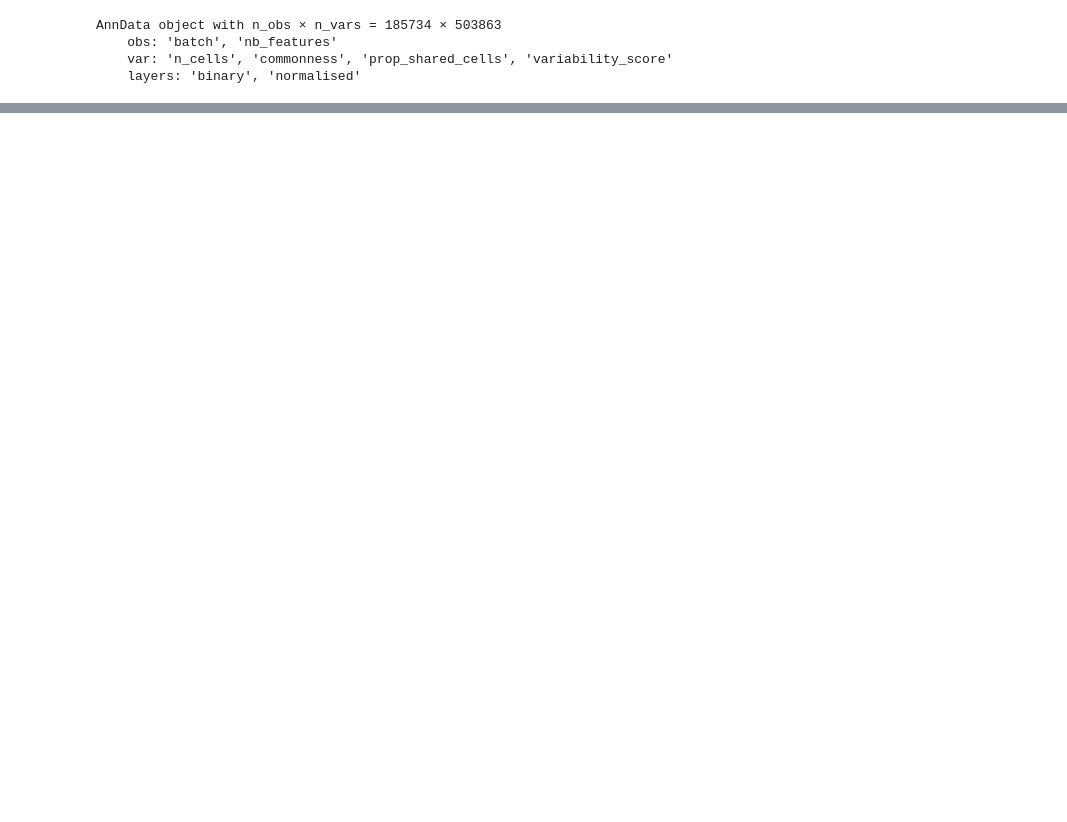
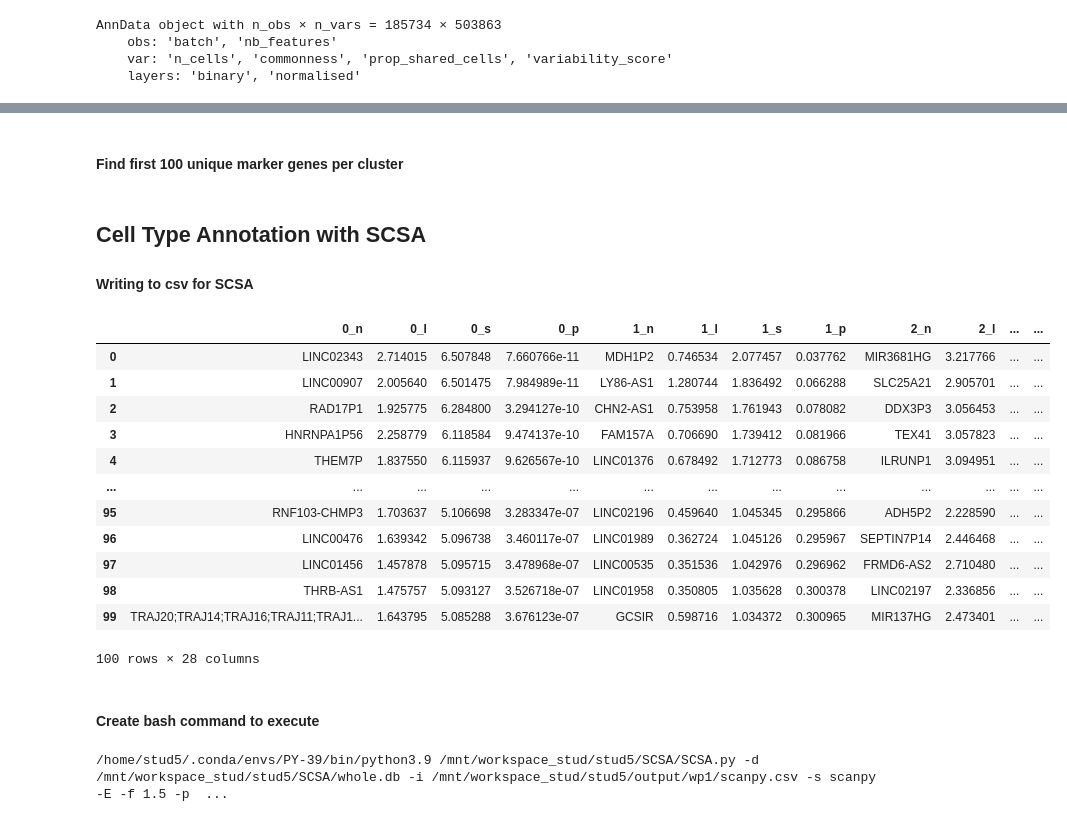
Before and after one commit to loosolab/Datenanalyse-2021, a Jupyter notebook: wp1/preprocessing/complete_liver_preprocessing1.8.ipynb, the cells around one changed output, grey strips where cells are left out. Saved outputs shown, nothing was run; the diff lists cells and outputs as text; code cells hidden in the pictures; blank space fills up the shorter version.

```diff
--- a/wp1/preprocessing/complete_liver_preprocessing1.8.ipynb
+++ b/wp1/preprocessing/complete_liver_preprocessing1.8.ipynb
@@ -224,0 +161,7 @@ len(adata.uns['rank_features_groups']['names'])
+# %%
+result = assigned_adata.uns['rank_genes_groups']
+for i, name_list in enumerate(result['names']):
+    for j, name_string in enumerate(name_list):
+        result['names'][i][j] = name_string.split('_')[0]
+
+pd.DataFrame(result['names'])
@@ -224,0 +182,55 @@ len(adata.uns['rank_features_groups']['names'])
+# %% [markdown]
+#### Find first 100 unique marker genes per cluster ####
+# %%
+indices = {}
+cutoff = 100
+
+groups = result['names'].dtype.names
+for group in groups:
+    uniques = []
+    indices[group] = []
+    for i, value in enumerate(result['names'][group]):
+        if value in uniques:
+            continue
+        uniques.append(value)
+        indices[group].append(i)
+        if len(uniques) == cutoff:
+            break
+# %% [markdown]
+## Cell Type Annotation with SCSA ##
+#### Writing to csv for SCSA ####
+# %%
+groups = result['names'].dtype.names
+dat = pd.DataFrame({group + '_' + key[:1]: result[key][group][indices[group]] for group in groups for key in ['names', 'logfoldchanges','scores','pvals']})
+dat.to_csv(output_sc_csv)
+
+dat
+# %% [output]
+|  | 0_n | 0_l | 0_s | 0_p | 1_n | 1_l | 1_s | 1_p | 2_n | 2_l | ... | ... |
+| 0 | LINC02343 | 2.714015 | 6.507848 | 7.660766e-11 | MDH1P2 | 0.746534 | 2.077457 | 0.037762 | MIR3681HG | 3.217766 | ... | ... |
+| 1 | LINC00907 | 2.005640 | 6.501475 | 7.984989e-11 | LY86-AS1 | 1.280744 | 1.836492 | 0.066288 | SLC25A21 | 2.905701 | ... | ... |
+| 2 | RAD17P1 | 1.925775 | 6.284800 | 3.294127e-10 | CHN2-AS1 | 0.753958 | 1.761943 | 0.078082 | DDX3P3 | 3.056453 | ... | ... |
+| 3 | HNRNPA1P56 | 2.258779 | 6.118584 | 9.474137e-10 | FAM157A | 0.706690 | 1.739412 | 0.081966 | TEX41 | 3.057823 | ... | ... |
+| 4 | THEM7P | 1.837550 | 6.115937 | 9.626567e-10 | LINC01376 | 0.678492 | 1.712773 | 0.086758 | ILRUNP1 | 3.094951 | ... | ... |
+| ... | ... | ... | ... | ... | ... | ... | ... | ... | ... | ... | ... | ... |
+| 95 | RNF103-CHMP3 | 1.703637 | 5.106698 | 3.283347e-07 | LINC02196 | 0.459640 | 1.045345 | 0.295866 | ADH5P2 | 2.228590 | ... | ... |
+| 96 | LINC00476 | 1.639342 | 5.096738 | 3.460117e-07 | LINC01989 | 0.362724 | 1.045126 | 0.295967 | SEPTIN7P14 | 2.446468 | ... | ... |
+| 97 | LINC01456 | 1.457878 | 5.095715 | 3.478968e-07 | LINC00535 | 0.351536 | 1.042976 | 0.296962 | FRMD6-AS2 | 2.710480 | ... | ... |
+| 98 | THRB-AS1 | 1.475757 | 5.093127 | 3.526718e-07 | LINC01958 | 0.350805 | 1.035628 | 0.300378 | LINC02197 | 2.336856 | ... | ... |
+| 99 | TRAJ20;TRAJ14;TRAJ16;TRAJ11;TRAJ1... | 1.643795 | 5.085288 | 3.676123e-07 | GCSIR | 0.598716 | 1.034372 | 0.300965 | MIR137HG | 2.473401 | ... | ... |
+100 rows × 28 columns
+# %% [markdown]
+#### Create bash command to execute ####
+# %%
+python3 = "/home/stud5/.conda/envs/PY-39/bin/python3.9"
+scsa_loc = f"{STUD_PATH}stud5/SCSA/SCSA.py"
+wholeDB_loc = f"{STUD_PATH}stud5/SCSA/whole.db"
+input_csv = output_sc_csv
+results_file = "result"
+output_file = f"{OUTPUT_PATH}/wp1/output_scsa.txt"
+
+scsa_cmd = f"{python3} {scsa_loc} -d {wholeDB_loc} -i {input_csv} -s scanpy -E -f 1.5 -p 0.01 -o {results_file} -m txt"
+scsa_cmd += f" > {output_file}; tail {output_file}"
+print(scsa_cmd)
+# %% [output]
+/home/stud5/.conda/envs/PY-39/bin/python3.9 /mnt/workspace_stud/stud5/SCSA/SCSA.py -d /mnt/workspace_stud/stud5/SCSA/whole.db -i /mnt/workspace_stud/stud5/output/wp1/scanpy.csv -s scanpy -E -f 1.5 -p  ...
```
Also changed, not shown: parts of 55 cells of this notebook, 1 other file.
